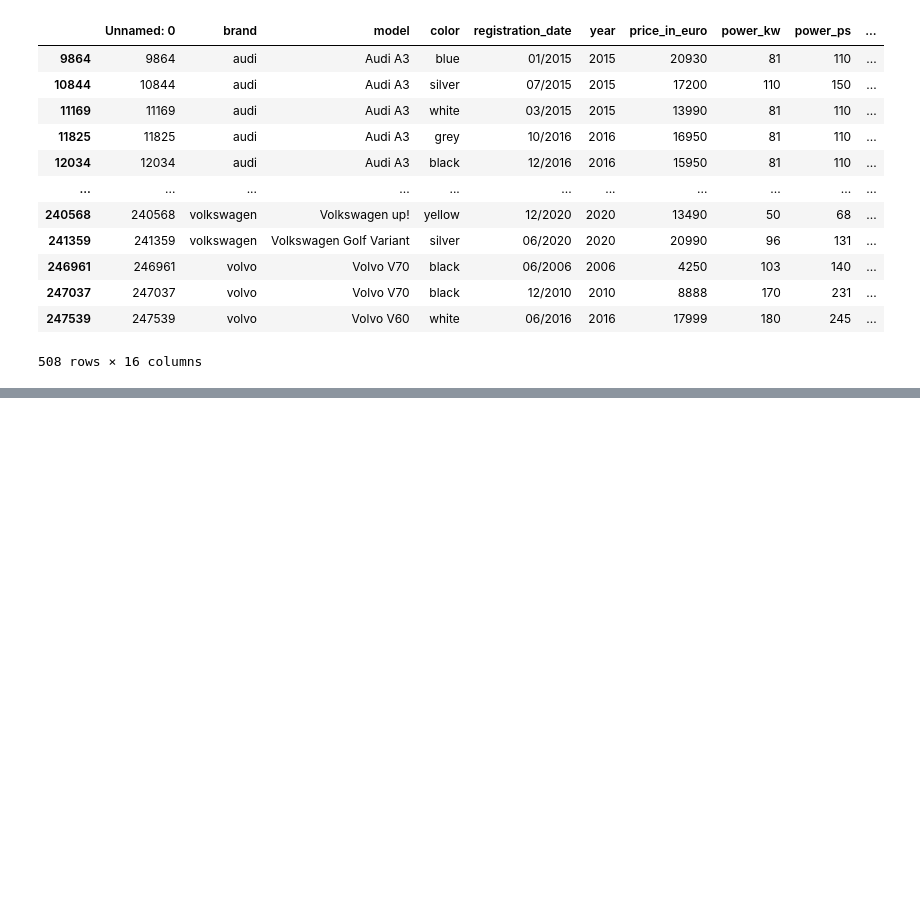
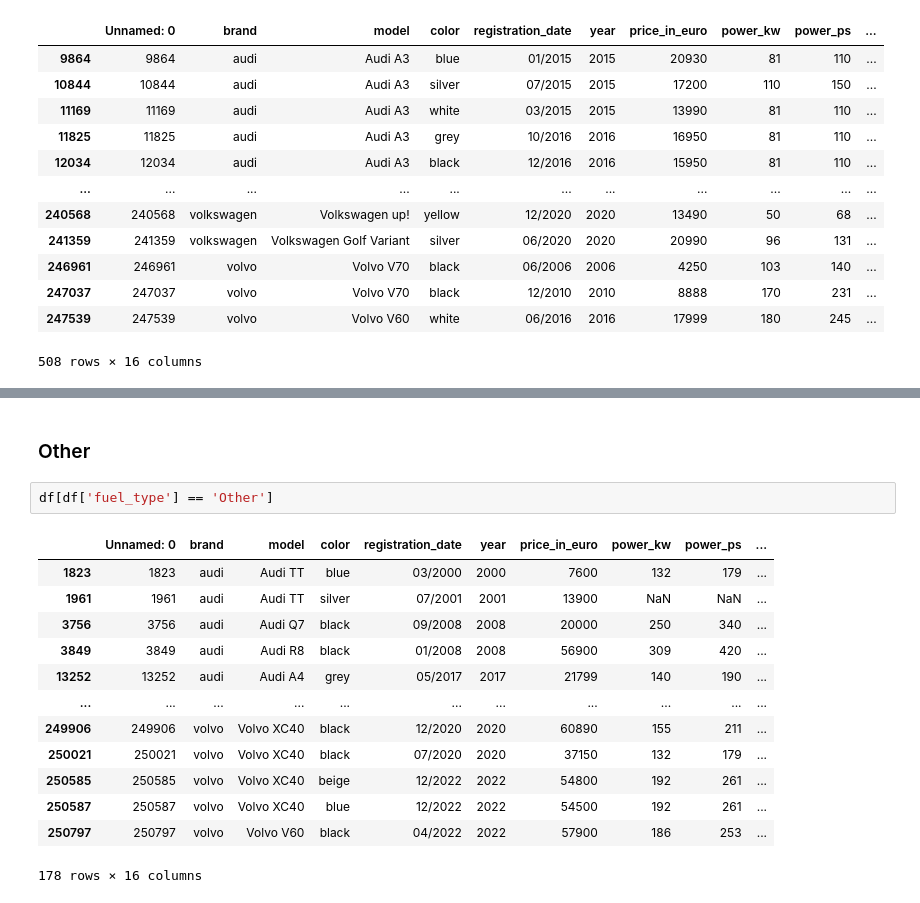
Before and after one commit to kiljos/data_mining, a Jupyter notebook: EDA/fuel_types.ipynb, the cells around one changed output, grey strips where cells are left out. Cells and saved outputs as stored; diff of their text form; blank space fills up the shorter version.

```diff
--- a/EDA/fuel_types.ipynb
+++ b/EDA/fuel_types.ipynb
@@ -427,0 +501,18 @@ df[df['fuel_type'] == 'CNG']
+# %% [markdown]
+### Other
+# %%
+df[df['fuel_type'] == 'Other']
+# %% [output]
+|  | Unnamed: 0 | brand | model | color | registration_date | year | price_in_euro | power_kw | power_ps | ... |
+| 1823 | 1823 | audi | Audi TT | blue | 03/2000 | 2000 | 7600 | 132 | 179 | ... |
+| 1961 | 1961 | audi | Audi TT | silver | 07/2001 | 2001 | 13900 | NaN | NaN | ... |
+| 3756 | 3756 | audi | Audi Q7 | black | 09/2008 | 2008 | 20000 | 250 | 340 | ... |
+| 3849 | 3849 | audi | Audi R8 | black | 01/2008 | 2008 | 56900 | 309 | 420 | ... |
+| 13252 | 13252 | audi | Audi A4 | grey | 05/2017 | 2017 | 21799 | 140 | 190 | ... |
+| ... | ... | ... | ... | ... | ... | ... | ... | ... | ... | ... |
+| 249906 | 249906 | volvo | Volvo XC40 | black | 12/2020 | 2020 | 60890 | 155 | 211 | ... |
+| 250021 | 250021 | volvo | Volvo XC40 | black | 07/2020 | 2020 | 37150 | 132 | 179 | ... |
+| 250585 | 250585 | volvo | Volvo XC40 | beige | 12/2022 | 2022 | 54800 | 192 | 261 | ... |
+| 250587 | 250587 | volvo | Volvo XC40 | blue | 12/2022 | 2022 | 54500 | 192 | 261 | ... |
+| 250797 | 250797 | volvo | Volvo V60 | black | 04/2022 | 2022 | 57900 | 186 | 253 | ... |
+178 rows × 16 columns
```
Also changed, not shown: parts of 16 cells of this notebook, 4 other files.
